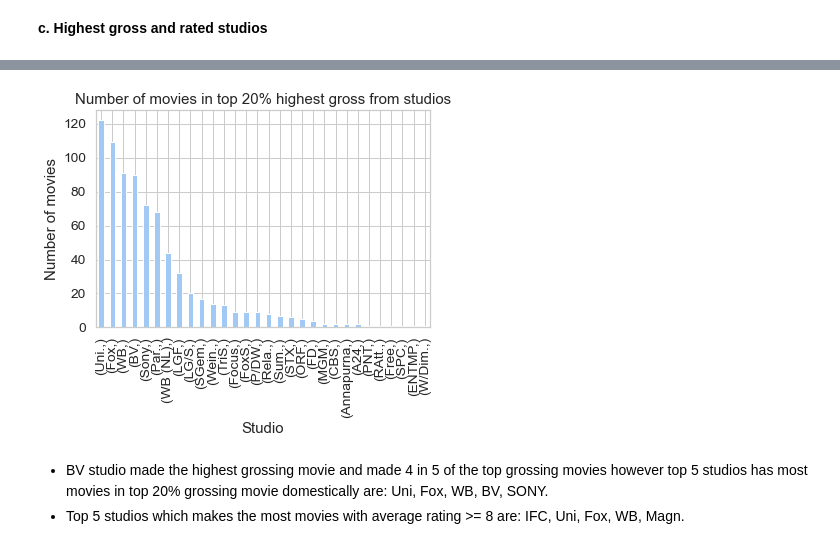
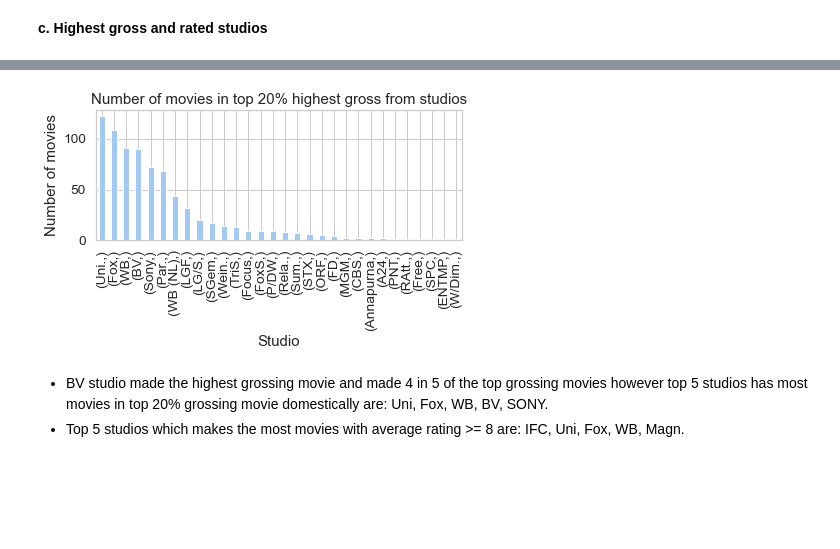
Before and after one commit to NBYHO/Microsoft-project-1, a Jupyter notebook: Microsoft movies analysis notebook.ipynb, the cells around one changed output, grey strips where cells are left out. Saved outputs shown, nothing was run; the diff lists cells and outputs as text; code cells hidden in the pictures; blank space fills up the shorter version.

```diff
--- a/Microsoft movies analysis notebook.ipynb
+++ b/Microsoft movies analysis notebook.ipynb
@@ -922,10 +925,11 @@ studio_2 = studio.value_counts()
 # %%
 fig_2, ax = plt.subplots()
 ax = studio_2.plot(kind='bar')
 ax.set_title('Number of movies in top 20% highest gross from studios')
+plt.tight_layout()
 ax.set(xlabel='Studio', ylabel='Number of movies');
 # %% [output]
-[figure, old version]
+[figure, new version]
 # %% [markdown]
 - BV studio made the highest grossing movie and made 4 in 5 of the top grossing movies however top 5 studios has most movies in top 20% grossing movie domestically are: Uni, Fox, WB, BV, SONY.
 - Top 5 studios which makes the most movies with average rating >= 8 are: IFC, Uni, Fox, WB, Magn.
```
Also changed, not shown: parts of 19 cells of this notebook, 5 other files.
